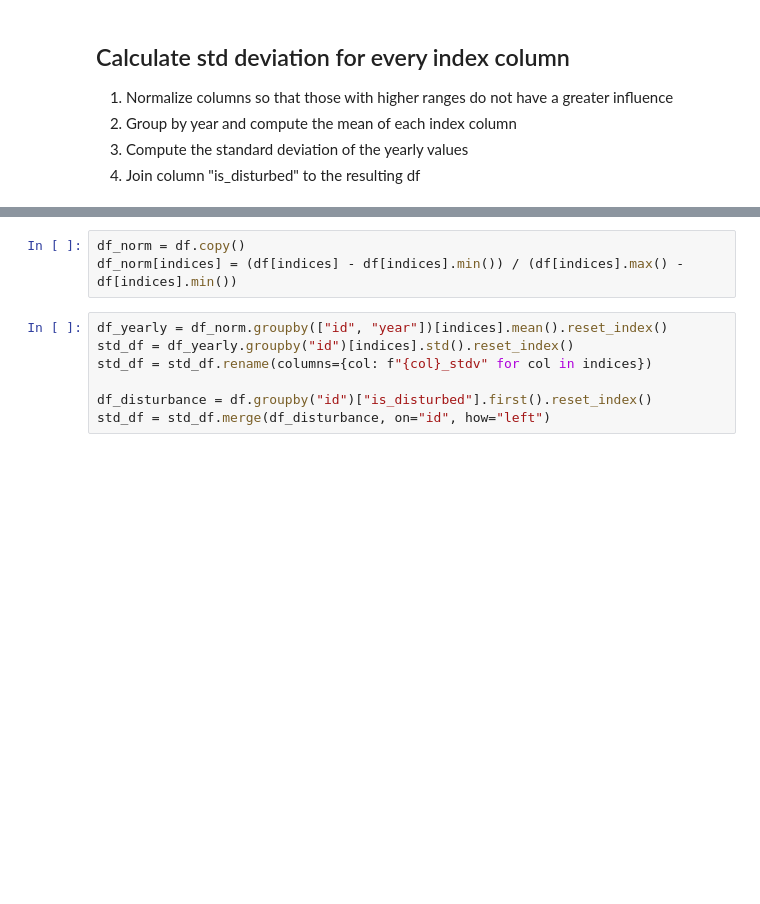
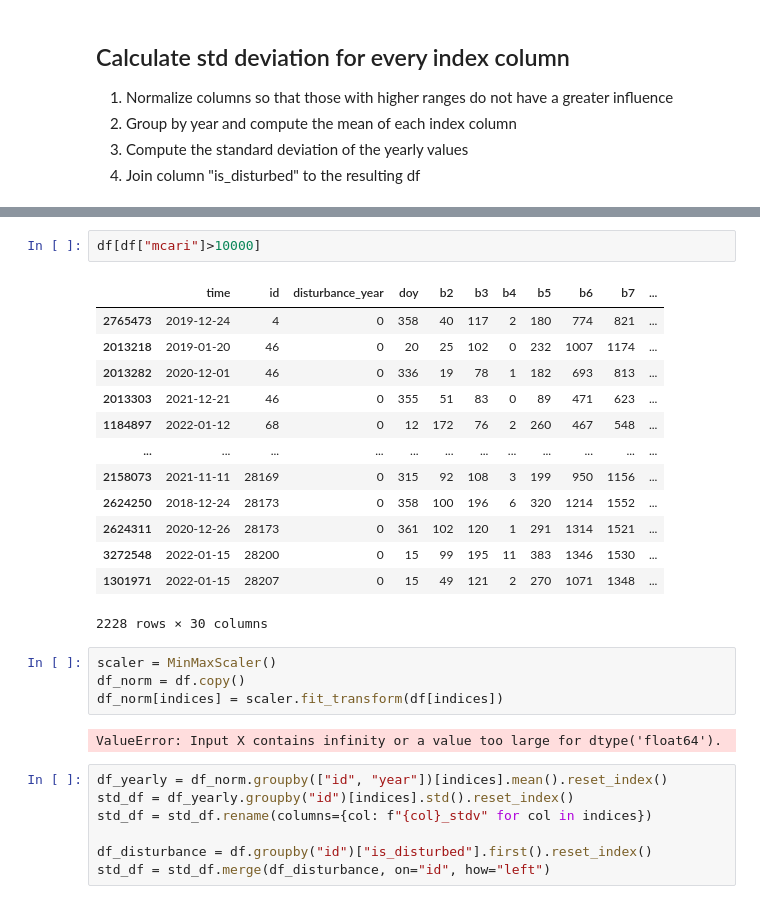
Before and after one commit to RafaelRiesle/tree_classification, a Jupyter notebook: notebooks/evelin/detect_disturbed_trees.ipynb, the cells around one changed output, grey strips where cells are left out. Drawn from its saved outputs; the diff is of its cells as text; blank space fills up the shorter version.

Commit message:
refactor: changed Normalization (now with MinMaxScaler). But Problem with inf values (error)

```diff
--- a/notebooks/evelin/detect_disturbed_trees.ipynb
+++ b/notebooks/evelin/detect_disturbed_trees.ipynb
@@ -93,6 +118,25 @@ indices = ["b2", "b3", "b4", "b5", "b6", "b7", "b8", "b8a", "b11", "b12", "ndvi"
+# %%
+df[df["mcari"]>10000]
+# %% [output]
+|  | time | id | disturbance_year | doy | b2 | b3 | b4 | b5 | b6 | b7 | ... |
+| 2765473 | 2019-12-24 | 4 | 0 | 358 | 40 | 117 | 2 | 180 | 774 | 821 | ... |
+| 2013218 | 2019-01-20 | 46 | 0 | 20 | 25 | 102 | 0 | 232 | 1007 | 1174 | ... |
+| 2013282 | 2020-12-01 | 46 | 0 | 336 | 19 | 78 | 1 | 182 | 693 | 813 | ... |
+| 2013303 | 2021-12-21 | 46 | 0 | 355 | 51 | 83 | 0 | 89 | 471 | 623 | ... |
+| 1184897 | 2022-01-12 | 68 | 0 | 12 | 172 | 76 | 2 | 260 | 467 | 548 | ... |
+| ... | ... | ... | ... | ... | ... | ... | ... | ... | ... | ... | ... |
+| 2158073 | 2021-11-11 | 28169 | 0 | 315 | 92 | 108 | 3 | 199 | 950 | 1156 | ... |
+| 2624250 | 2018-12-24 | 28173 | 0 | 358 | 100 | 196 | 6 | 320 | 1214 | 1552 | ... |
+| 2624311 | 2020-12-26 | 28173 | 0 | 361 | 102 | 120 | 1 | 291 | 1314 | 1521 | ... |
+| 3272548 | 2022-01-15 | 28200 | 0 | 15 | 99 | 195 | 11 | 383 | 1346 | 1530 | ... |
+| 1301971 | 2022-01-15 | 28207 | 0 | 15 | 49 | 121 | 2 | 270 | 1071 | 1348 | ... |
+2228 rows × 30 columns
 # %%
+scaler = MinMaxScaler()
 df_norm = df.copy()
-df_norm[indices] = (df[indices] - df[indices].min()) / (df[indices].max() - df[indices].min())
+df_norm[indices] = scaler.fit_transform(df[indices])
+# %% [output]
+ValueError: Input X contains infinity or a value too large for dtype('float64').
 # %%
 df_yearly = df_norm.groupby(["id", "year"])[indices].mean().reset_index()
 std_df = df_yearly.groupby("id")[indices].std().reset_index()
```
Also changed, not shown: parts of 5 cells of this notebook.
